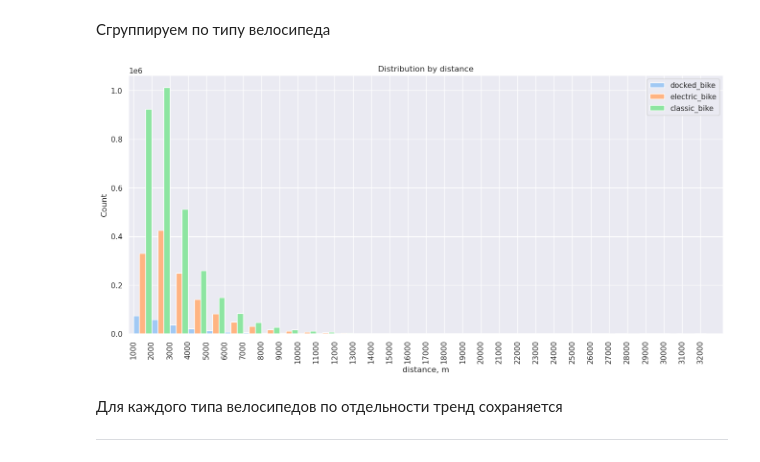
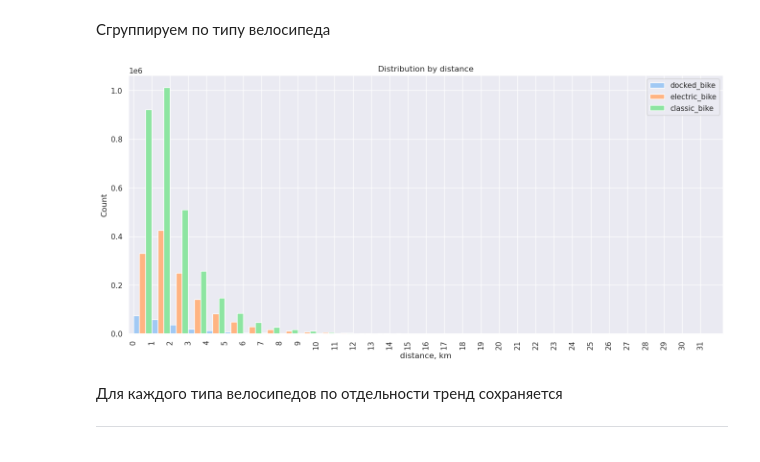
Before and after one commit to Capaldi12/SOBD2022, a Jupyter notebook: lab.ipynb, the cells around one changed output. Saved outputs shown, nothing was run; the diff lists cells and outputs as text; code cells hidden in the pictures.

```diff
--- a/lab.ipynb
+++ b/lab.ipynb
@@ -211,5 +212,5 @@ df = df.where(df.mah < 10).drop(df.mah)  # 10 standard deviations away
 # %%
-df = df.where(df.duration >= 0)
+df = df.where(df.duration > 0)
 # %% [markdown]
 Можно заметить, что минимальным значением дистанции является 0, при этом поездка имеет адекватную длительность и начинается и заканчивается на одной и той же станции
 # %%
@@ -320,7 +321,7 @@ ax.legend().remove()
 # %% [markdown]
 Сгруппируем по типу велосипеда
 # %%
-with_hist = plot_df.withColumn('hist', (plot_df.distance - (plot_df.distance % 1000) + 1000).astype(IntegerType()))
+with_hist = plot_df.withColumn('hist', (plot_df.distance / 1000).astype(IntegerType()))
 
 classic = with_hist.where(with_hist.bike_type == 'classic_bike').groupBy('hist').count().orderBy('hist').withColumnRenamed('count', 'classic_bike')
 electric = with_hist.where(with_hist.bike_type == 'electric_bike').groupBy('hist').count().orderBy('hist').withColumnRenamed('count', 'electric_bike')
@@ -330,12 +331,12 @@ dist_hist_2 = docked.join(electric, ['hist'], 'full').join(classic, ['hist'], 'f
 # %%
 ax = dist_hist_2.plot.bar(
     x='hist', align='edge', width=1,
     title='Distribution by distance',
-    xlabel='distance, m', ylabel='Count',
+    xlabel='distance, km', ylabel='Count',
     figsize=(16, 7), color=pastel,
 )
 # %% [output]
-[figure, old version]
+[figure, new version]
 # %% [markdown]
 Для каждого типа велосипедов по отдельности тренд сохраняется
 
```
Also changed, not shown: parts of 16 cells of this notebook, 1 other file.
